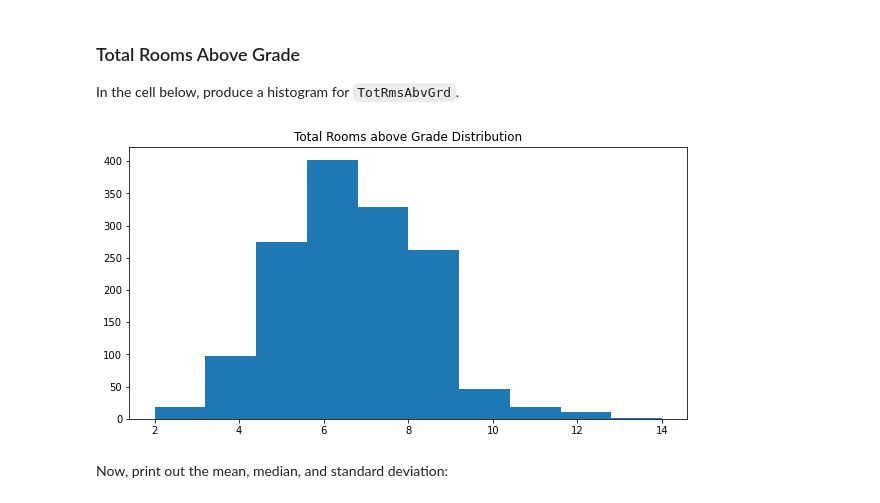
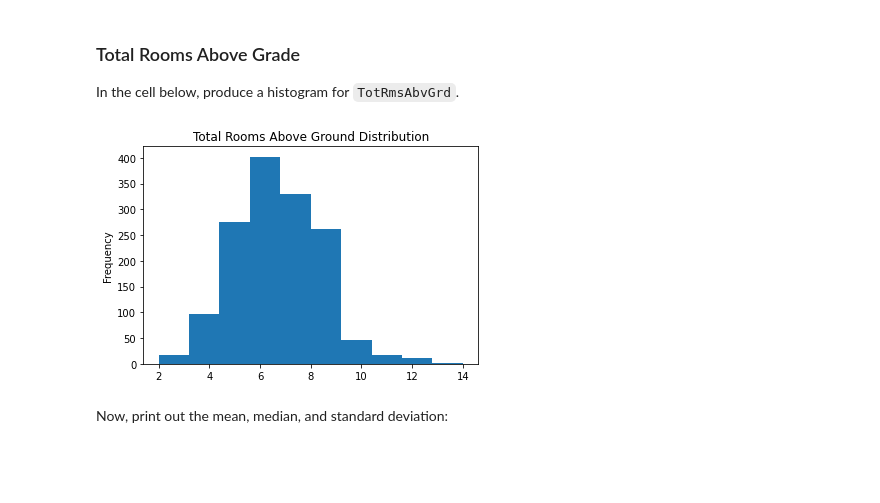
Before and after one commit to ThuoM/dsc-pandas-eda-lab, a Jupyter notebook: index.ipynb, the cells around one changed output. Drawn from its saved outputs; the diff is of its cells as text; code cells hidden in the pictures; blank space fills up the shorter version.

```diff
--- a/index.ipynb
+++ b/index.ipynb
@@ -261,12 +278,10 @@ The middle value is also 5 show a normal distribution the data.
 In the cell below, produce a histogram for `TotRmsAbvGrd`.
 # %%
 # Your code here
-fig, ax = plt.subplots(figsize=[10,5])
-
-ax.hist(df["TotRmsAbvGrd"])
-ax.set_title("Total Rooms above Grade Distribution");
+ax = df['TotRmsAbvGrd'].plot.hist()
+ax.set_title('Total Rooms Above Ground Distribution');
 # %% [output]
-[figure, old version]
+[figure, new version]
 # %% [markdown]
 Now, print out the mean, median, and standard deviation:
 # %%
```
Also changed, not shown: parts of 13 cells of this notebook.
